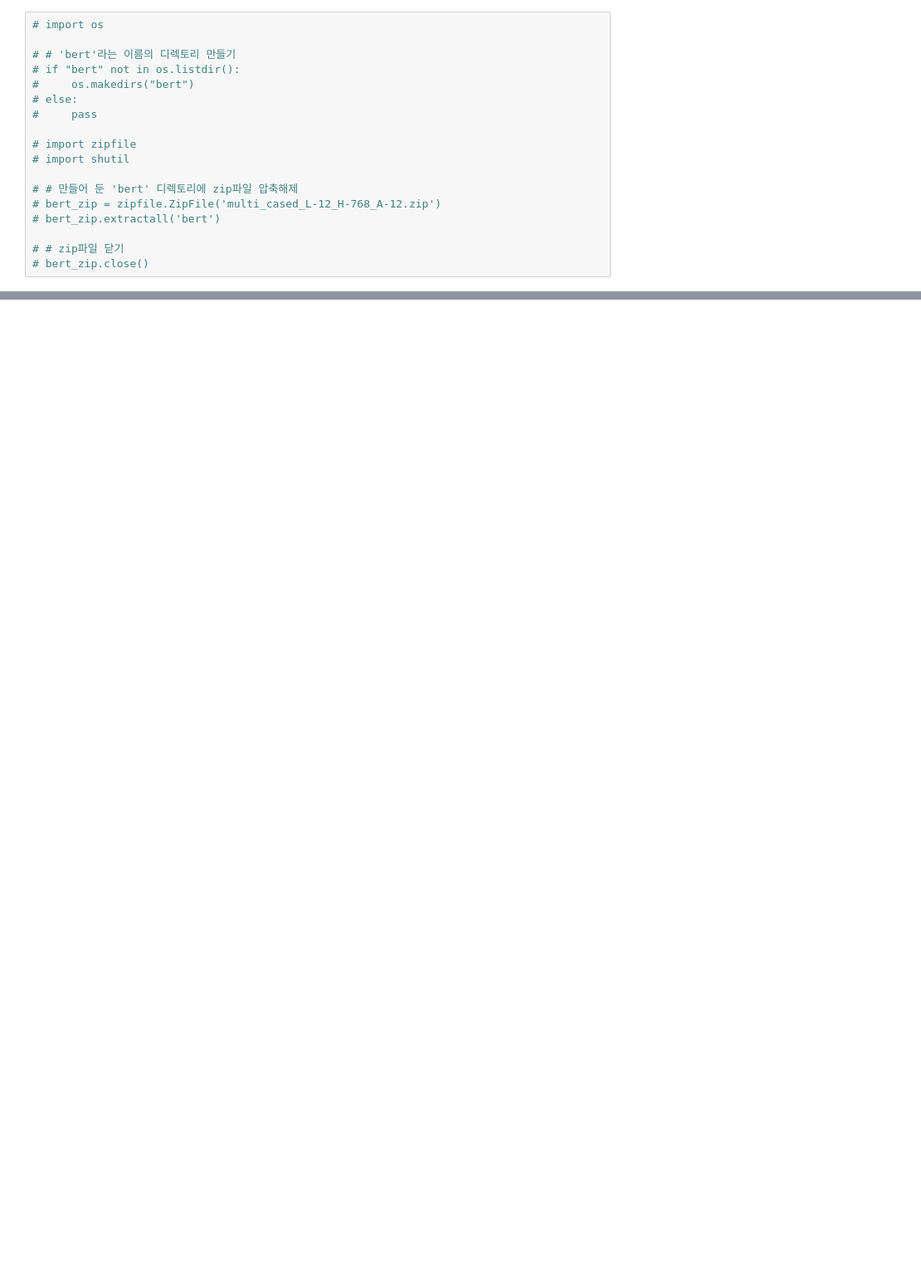
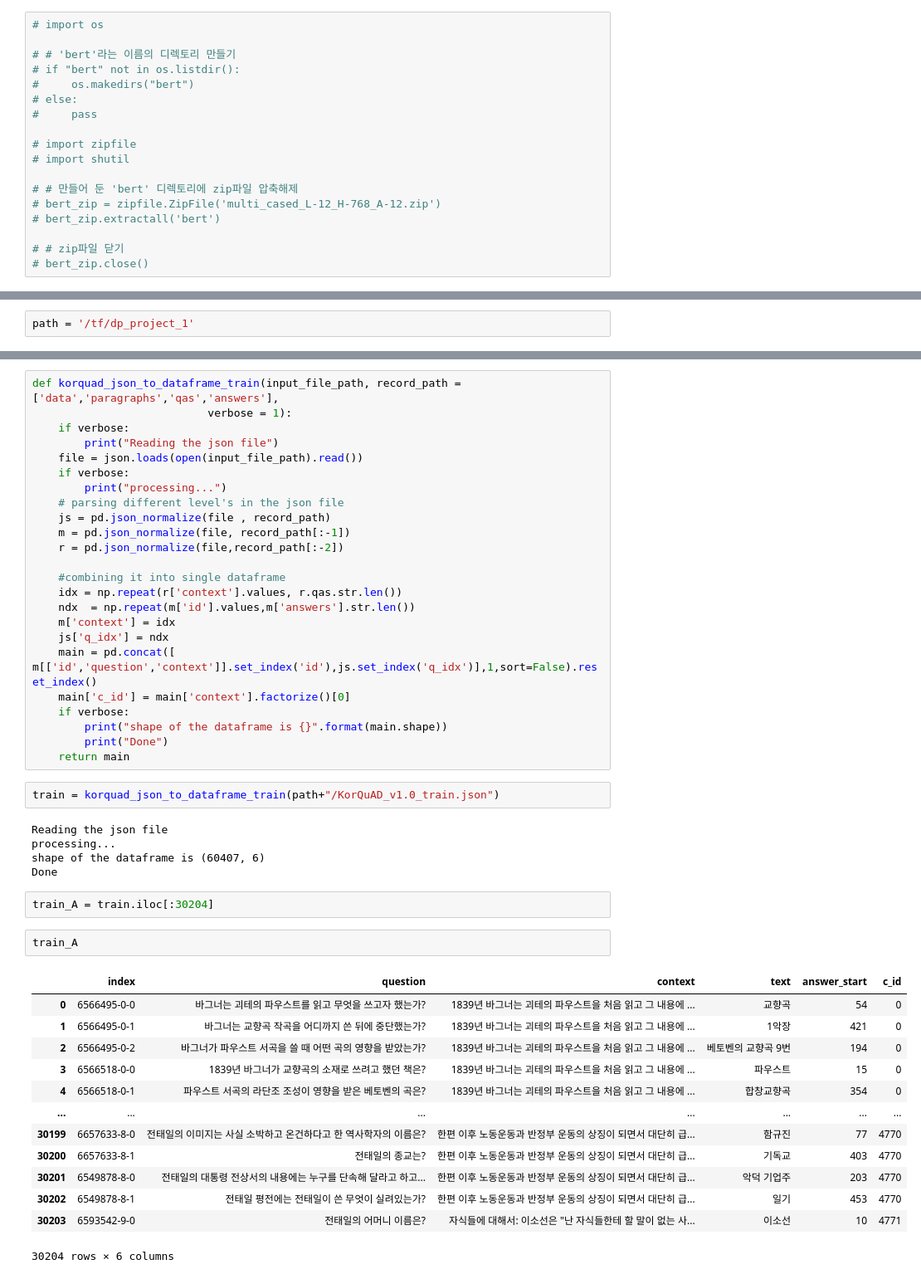
Before and after one commit to chorimgenius/dp_project_1, a Jupyter notebook: Kor.ipynb, the cells around one changed output, grey strips where cells are left out. Shown at 83% size. Cells and saved outputs as stored; diff of their text form; blank space fills up the shorter version.

```diff
--- a/Kor.ipynb
+++ b/Kor.ipynb
@@ -34,0 +57,2 @@ multi_cased_L-12_H- 100%[===================>] 632.19M  29.6MB/s    in 22s
+# %%
+path = '/tf/dp_project_1'
@@ -34,0 +100,49 @@ multi_cased_L-12_H- 100%[===================>] 632.19M  29.6MB/s    in 22s
+# %%
+def korquad_json_to_dataframe_train(input_file_path, record_path = ['data','paragraphs','qas','answers'],
+                           verbose = 1):
+    if verbose:
+        print("Reading the json file")
+    file = json.loads(open(input_file_path).read())
+    if verbose:
+        print("processing...")
+    # parsing different level's in the json file
+    js = pd.json_normalize(file , record_path)
+    m = pd.json_normalize(file, record_path[:-1])
+    r = pd.json_normalize(file,record_path[:-2])
+
+    #combining it into single dataframe
+    idx = np.repeat(r['context'].values, r.qas.str.len())
+    ndx  = np.repeat(m['id'].values,m['answers'].str.len())
+    m['context'] = idx
+    js['q_idx'] = ndx
+    main = pd.concat([ m[['id','question','context']].set_index('id'),js.set_index('q_idx')],1,sort=False).reset_index()
+    main['c_id'] = main['context'].factorize()[0]
+    if verbose:
+        print("shape of the dataframe is {}".format(main.shape))
+        print("Done")
+    return main
+# %%
+train = korquad_json_to_dataframe_train(path+"/KorQuAD_v1.0_train.json")
+# %% [output]
+Reading the json file
+processing...
+shape of the dataframe is (60407, 6)
+Done
+# %%
+train_A = train.iloc[:30204]
+# %%
+train_A
+# %% [output]
+|  | index | question | context | text | answer_start | c_id |
+| 0 | 6566495-0-0 | 바그너는 괴테의 파우스트를 읽고 무엇을 쓰고자 했는가? | 1839년 바그너는 괴테의 파우스트을 처음 읽고 그 내용에 ... | 교향곡 | 54 | 0 |
+| 1 | 6566495-0-1 | 바그너는 교향곡 작곡을 어디까지 쓴 뒤에 중단했는가? | 1839년 바그너는 괴테의 파우스트을 처음 읽고 그 내용에 ... | 1악장 | 421 | 0 |
+| 2 | 6566495-0-2 | 바그너가 파우스트 서곡을 쓸 때 어떤 곡의 영향을 받았는가? | 1839년 바그너는 괴테의 파우스트을 처음 읽고 그 내용에 ... | 베토벤의 교향곡 9번 | 194 | 0 |
+| 3 | 6566518-0-0 | 1839년 바그너가 교향곡의 소재로 쓰려고 했던 책은? | 1839년 바그너는 괴테의 파우스트을 처음 읽고 그 내용에 ... | 파우스트 | 15 | 0 |
+| 4 | 6566518-0-1 | 파우스트 서곡의 라단조 조성이 영향을 받은 베토벤의 곡은? | 1839년 바그너는 괴테의 파우스트을 처음 읽고 그 내용에 ... | 합창교향곡 | 354 | 0 |
+| ... | ... | ... | ... | ... | ... | ... |
+| 30199 | 6657633-8-0 | 전태일의 이미지는 사실 소박하고 온건하다고 한 역사학자의 이름은? | 한편 이후 노동운동과 반정부 운동의 상징이 되면서 대단히 급... | 함규진 | 77 | 4770 |
+| 30200 | 6657633-8-1 | 전태일의 종교는? | 한편 이후 노동운동과 반정부 운동의 상징이 되면서 대단히 급... | 기독교 | 403 | 4770 |
+| 30201 | 6549878-8-0 | 전태일의 대통령 전상서의 내용에는 누구를 단속해 달라고 하고... | 한편 이후 노동운동과 반정부 운동의 상징이 되면서 대단히 급... | 악덕 기업주 | 203 | 4770 |
+| 30202 | 6549878-8-1 | 전태일 평전에는 전태일이 쓴 무엇이 실려있는가? | 한편 이후 노동운동과 반정부 운동의 상징이 되면서 대단히 급... | 일기 | 453 | 4770 |
+| 30203 | 6593542-9-0 | 전태일의 어머니 이름은? | 자식들에 대해서: 이소선은 "난 자식들한테 할 말이 없는 사... | 이소선 | 10 | 4771 |
+30204 rows × 6 columns
```
Also changed, not shown: parts of 32 cells of this notebook.
